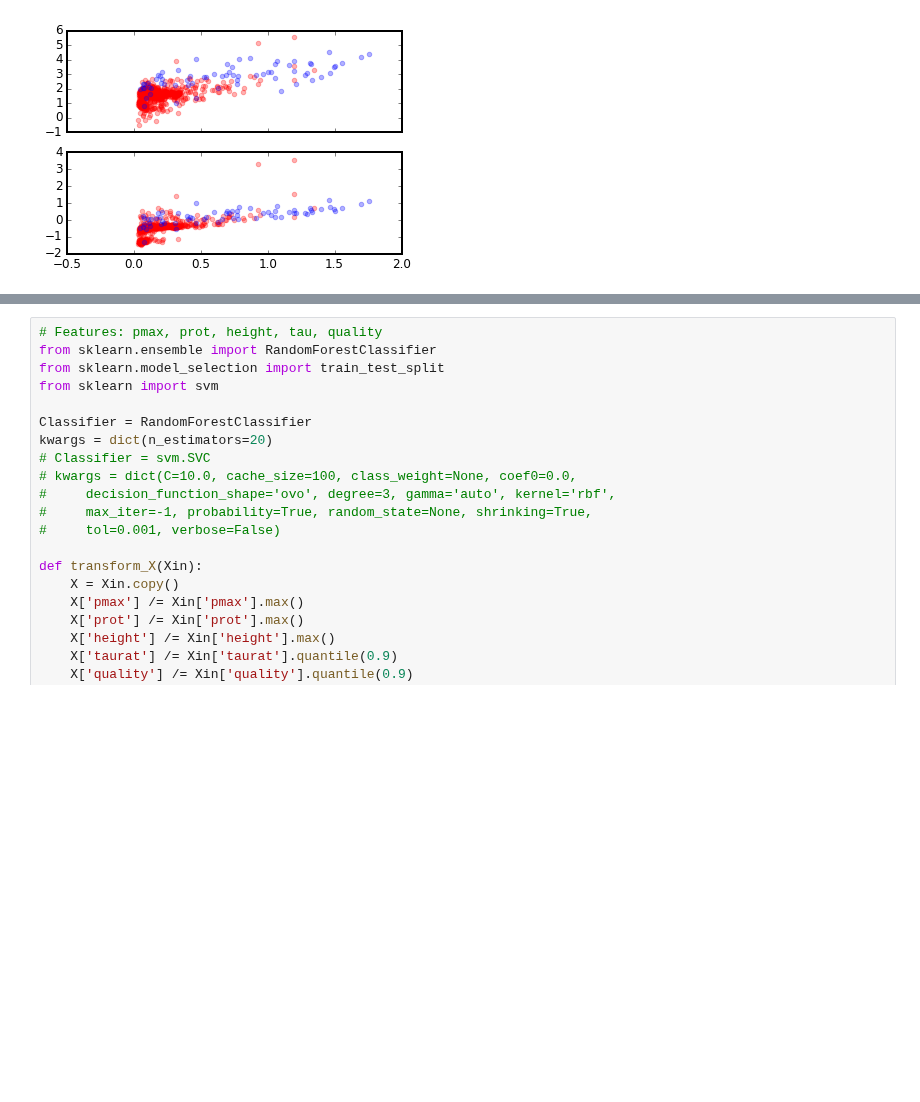
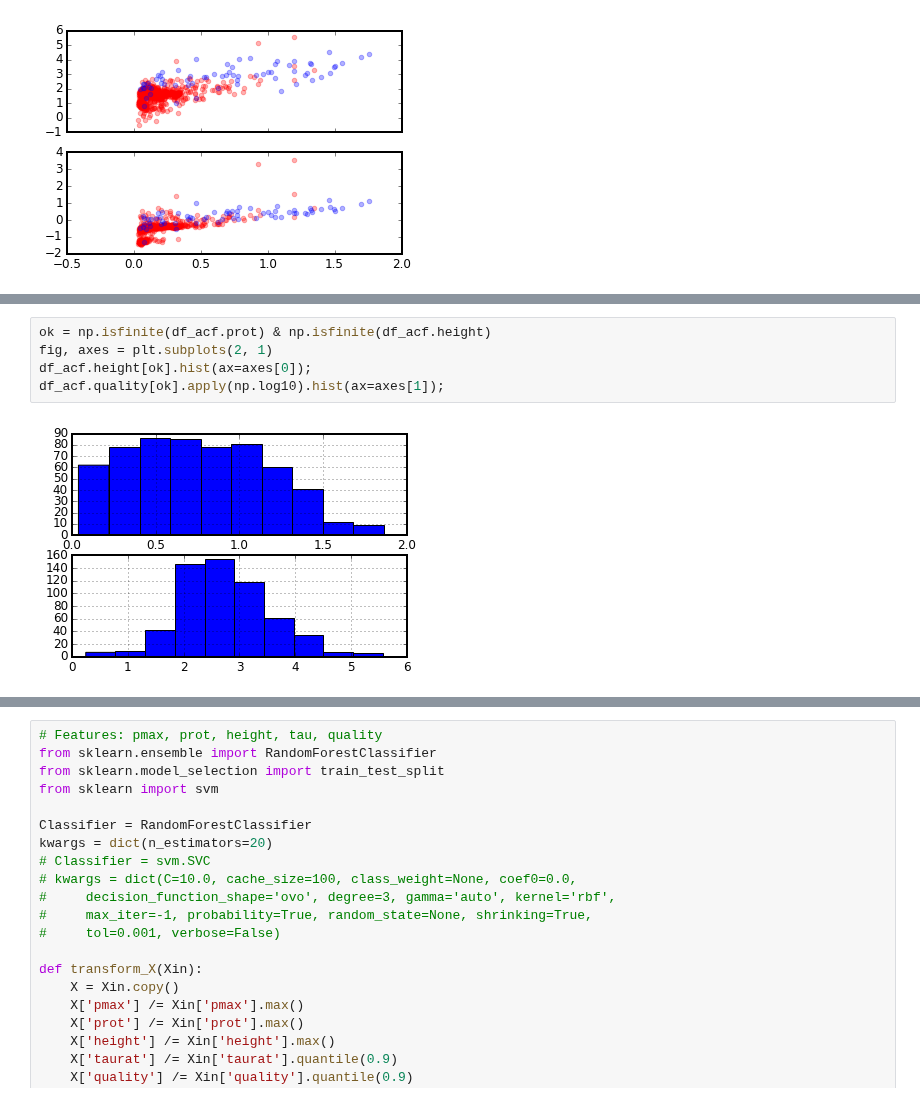
Before and after one commit to RuthAngus/GProtation, a Jupyter notebook: notebooks_tdm/summary.ipynb, the cells around one changed output, grey strips where cells are left out. Saved outputs shown, nothing was run; the diff lists cells and outputs as text; blank space fills up the shorter version.

```diff
--- a/notebooks_tdm/summary.ipynb
+++ b/notebooks_tdm/summary.ipynb
@@ -106,3 +115,10 @@ print('{} good, {} bad'.format(len(good5), len(nogood5)))
+# %%
+ok = np.isfinite(df_acf.prot) & np.isfinite(df_acf.height)
+fig, axes = plt.subplots(2, 1)
+df_acf.height[ok].hist(ax=axes[0]);
+df_acf.quality[ok].apply(np.log10).hist(ax=axes[1]);
+# %% [output]
+[figure, added]
 # %%
 %matplotlib inline
 import matplotlib.pyplot as plt
```
Also changed, not shown: parts of 7 cells of this notebook, 4 other files.
